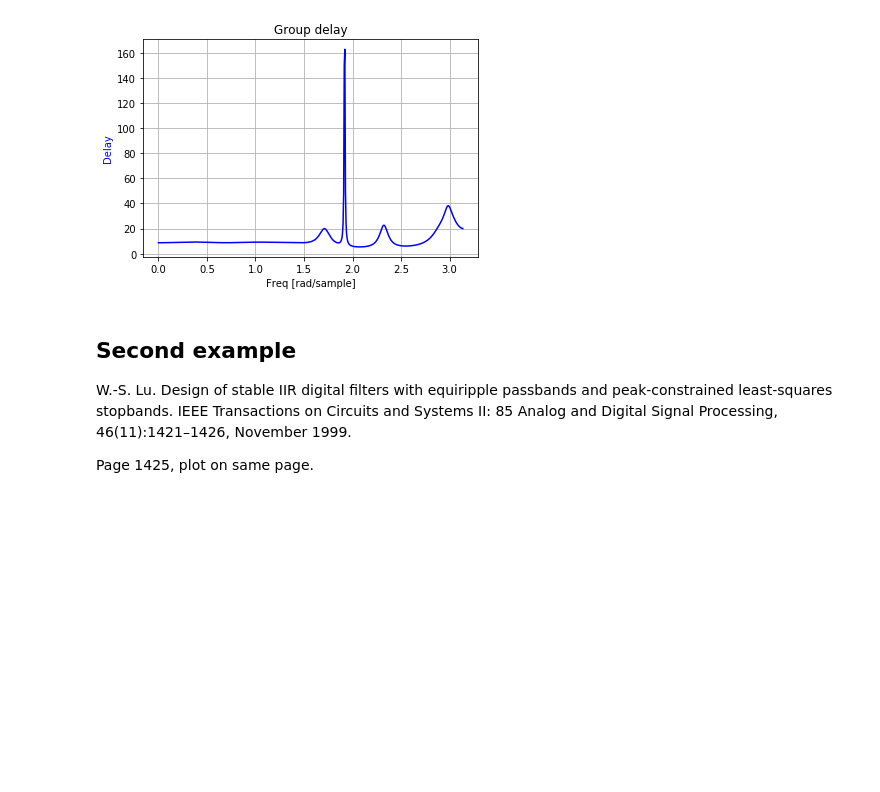
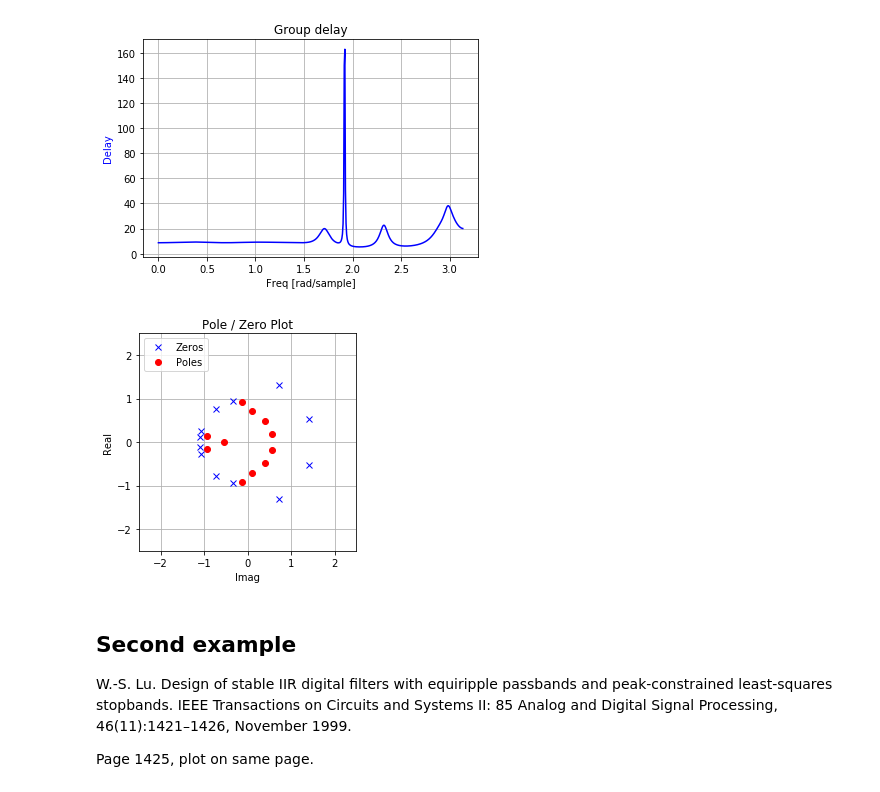
Before and after one commit to schlatterbeck/filter-optimizer, a Jupyter notebook: IIR_Filter.ipynb, the cells around one changed output. Drawn from its saved outputs; the diff is of its cells as text; code cells hidden in the pictures; blank space fills up the shorter version.

```diff
--- a/IIR_Filter.ipynb
+++ b/IIR_Filter.ipynb
@@ -93,6 +116,10 @@ plot_response (w, h)
 plot_delay (wgd, gd)
 # %% [output]
 [figure]
+# %%
+pole_zero_plot (poles, zeros)
+# %% [output]
+[figure, added]
 # %% [markdown]
 ## Second example ##
 
```
Also changed, not shown: parts of 10 cells of this notebook.
